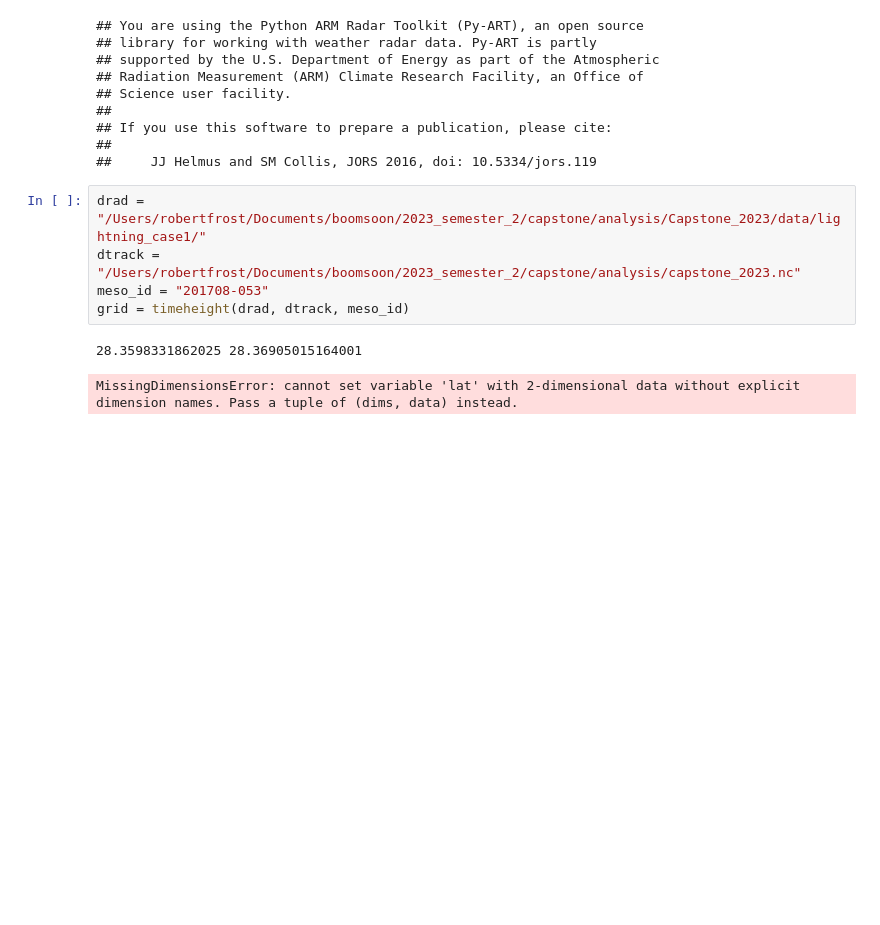
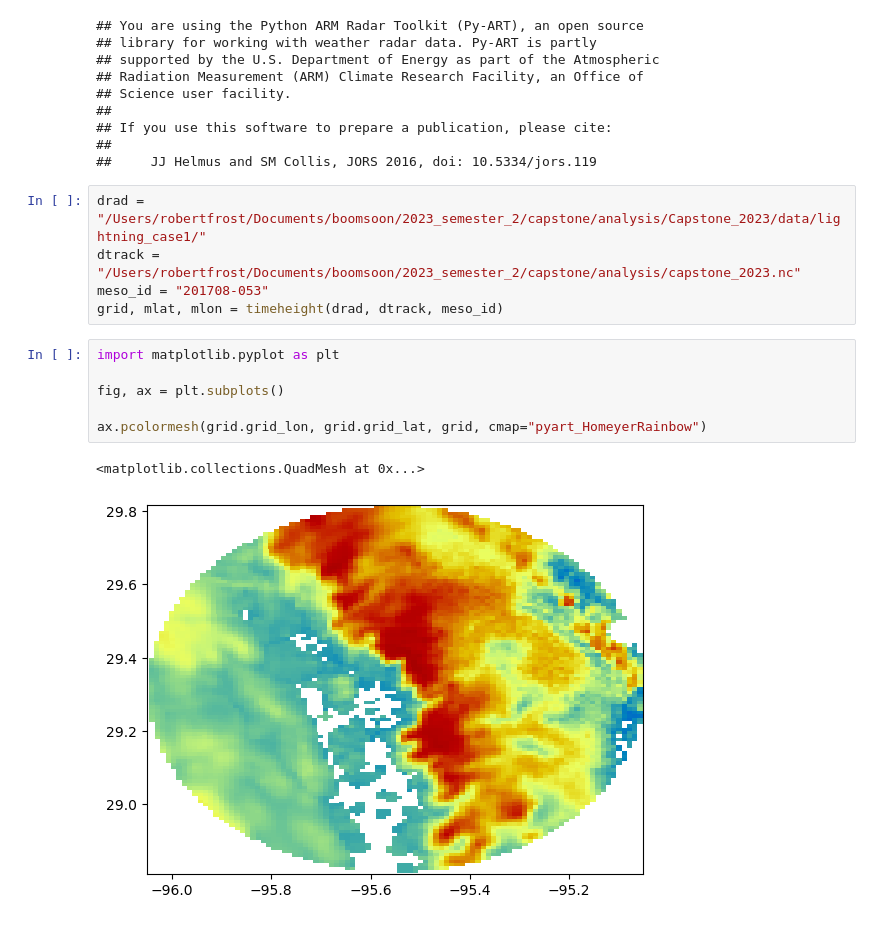
Before and after one commit to robbyfrost/Capstone_2023, a Jupyter notebook: test.ipynb, the cells around one changed output. Saved outputs shown, nothing was run; the diff lists cells and outputs as text; blank space fills up the shorter version.

Commit message:
fixes to timeheight

```diff
--- a/test.ipynb
+++ b/test.ipynb
@@ -14,7 +14,13 @@ from capstone_utils import timeheight
 drad = "/Users/robertfrost/Documents/boomsoon/2023_semester_2/capstone/analysis/Capstone_2023/data/lightning_case1/"
 dtrack = "/Users/robertfrost/Documents/boomsoon/2023_semester_2/capstone/analysis/capstone_2023.nc"
 meso_id = "201708-053"
-grid = timeheight(drad, dtrack, meso_id)
+grid, mlat, mlon = timeheight(drad, dtrack, meso_id)
-# %% [output]
-28.3598331862025 28.36905015164001
-MissingDimensionsError: cannot set variable 'lat' with 2-dimensional data without explicit dimension names. Pass a tuple of (dims, data) instead.
+# %%
+import matplotlib.pyplot as plt
+
+fig, ax = plt.subplots()
+
+ax.pcolormesh(grid.grid_lon, grid.grid_lat, grid, cmap="pyart_HomeyerRainbow")
+# %% [output]
+<matplotlib.collections.QuadMesh at 0x...>
+[figure, added]
```
Also changed, not shown: parts of 2 cells of this notebook, 1 other file.
